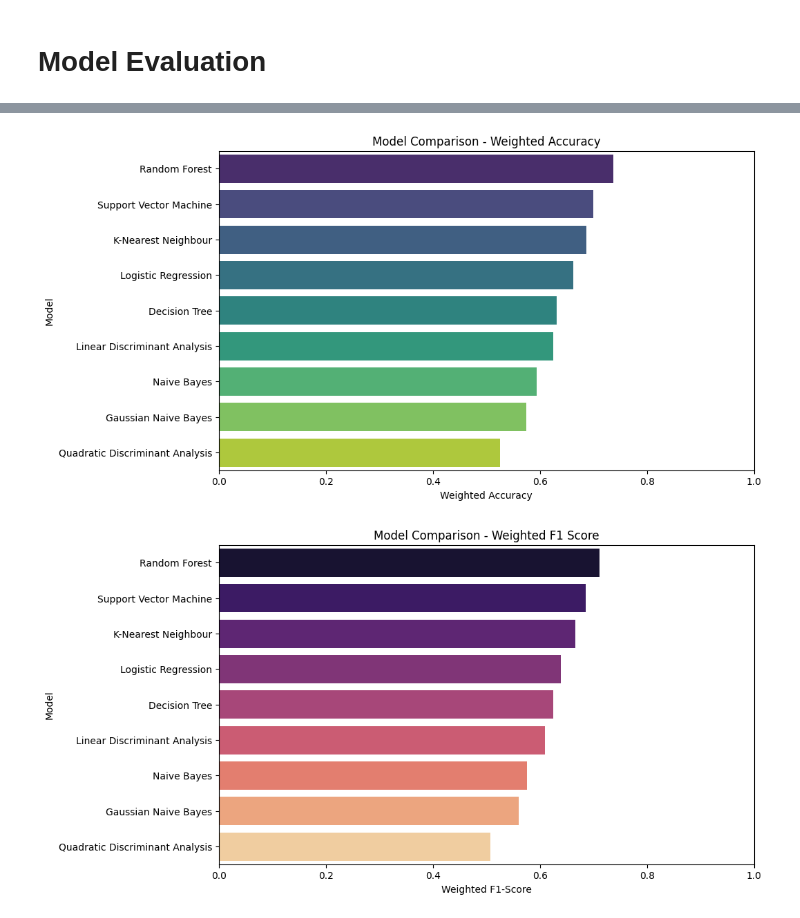
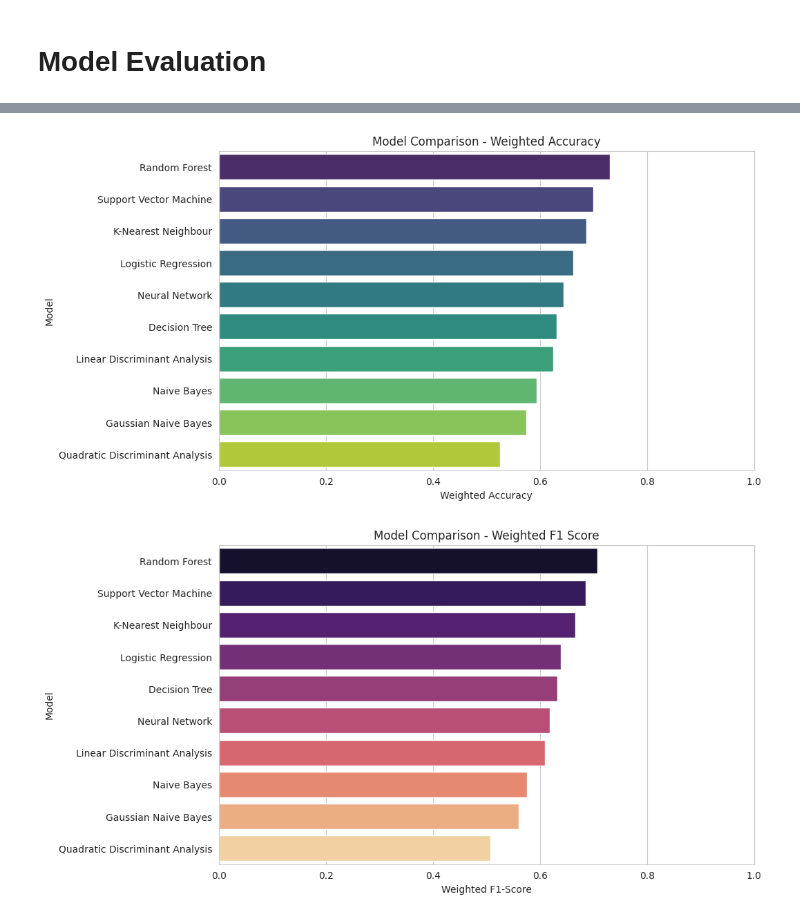
Before and after one commit to suren2003ah7/WineQualityClassifier, a Jupyter notebook: wineClassifier.ipynb, the cells around one changed output, grey strips where cells are left out. Saved outputs shown, nothing was run; the diff lists cells and outputs as text; code cells hidden in the pictures.

Commit message:
add nn model

```diff
--- a/wineClassifier.ipynb
+++ b/wineClassifier.ipynb
@@ -548,0 +566,3 @@ The best hparam configuration for quadratic discriminant analysis is {'reg_param
+# %%
+device = "cuda" if torch.cuda.is_available() else "cpu"
+print(f"Using {device}")
@@ -548,0 +573,9 @@ The best hparam configuration for quadratic discriminant analysis is {'reg_param
+# %%
+def create_neural_network(hidden_sizes):
+    layers = []
+    for i in range(1, len(hidden_sizes)):
+        layers.append(nn.Linear(hidden_sizes[i - 1], hidden_sizes[i]))
+        if i != len(hidden_sizes) - 1:
+            layers.append(nn.ReLU())
+
+    return nn.Sequential(*layers).to(torch.float64)
@@ -548,0 +642,24 @@ The best hparam configuration for quadratic discriminant analysis is {'reg_param
+# %%
+nn_hparams = {
+    "batch_size": 512,
+    "lr": 0.005,
+    "momentum": 0.9,
+    "weight_decay": 0.00,
+    "num_epochs": 300,
+    "hidden_sizes": [X_train_scaled.shape[1], 24, 10]
+}
+
+model, metrics = train_neural_network(
+    nn_hparams,
+    X_train_scaled=X_train_scaled,
+    y_train=y_train,
+    X_valid_scaled=X_valid_scaled,
+    y_valid=y_valid
+)
+
+plt.plot(metrics["train_loss"], label="train loss")
+plt.plot(metrics["valid_loss"], label="valid loss")
+plt.legend()
+plt.ylabel("Loss")
+plt.xlabel("Epochs")
+plt.show()
@@ -549,3 +676,7 @@ The best hparam configuration for quadratic discriminant analysis is {'reg_param
+# %%
+model.eval()
+logits = model(torch.from_numpy(X_test_scaled).to(device))
+nn_test_preds = torch.argmax(logits, dim=1).cpu().numpy()
 # %% [markdown]
 # Model Evaluation
 # %%
@@ -718,33 +850,34 @@ model_predictions = {
     "Quadratic Discriminant Analysis": qda_test_preds,
     "Support Vector Machine": svc_test_preds,
     "Logistic Regression": logreg_test_preds,
     "Decision Tree": decision_tree_test_preds,
     "Random Forest": rf_test_preds,
-    "Linear Discriminant Analysis": lda_test_preds
+    "Linear Discriminant Analysis": lda_test_preds,
+    "Neural Network": nn_test_preds
 }
 
 for model_name, preds in model_predictions.items():
     acc = accuracy_score(y_test, preds)
     f1 = f1_score(y_test, preds, average='weighted')
     results["Model"].append(model_name)
     results["Weighted Accuracy"].append(acc)
     results["Weighted F1-Score"].append(f1)
 
 import pandas as pd
 
 results_df = pd.DataFrame(results)
 
 plt.figure(figsize=(10, 6))
 sns.barplot(x="Weighted Accuracy", y="Model", data=results_df.sort_values("Weighted Accuracy", ascending=False), palette="viridis")
 plt.title("Model Comparison - Weighted Accuracy")
 plt.xlim(0, 1)
 plt.show()
 
 plt.figure(figsize=(10, 6))
 sns.barplot(x="Weighted F1-Score", y="Model", data=results_df.sort_values("Weighted F1-Score", ascending=False), palette="magma")
 plt.title("Model Comparison - Weighted F1 Score")
 plt.xlim(0, 1)
 plt.show()
 # %% [output]
-[figure, old version]
+[figure, new version]
-[figure, old version]
+[figure, new version]
```
Also changed, not shown: parts of 13 cells of this notebook, 1 other file.
